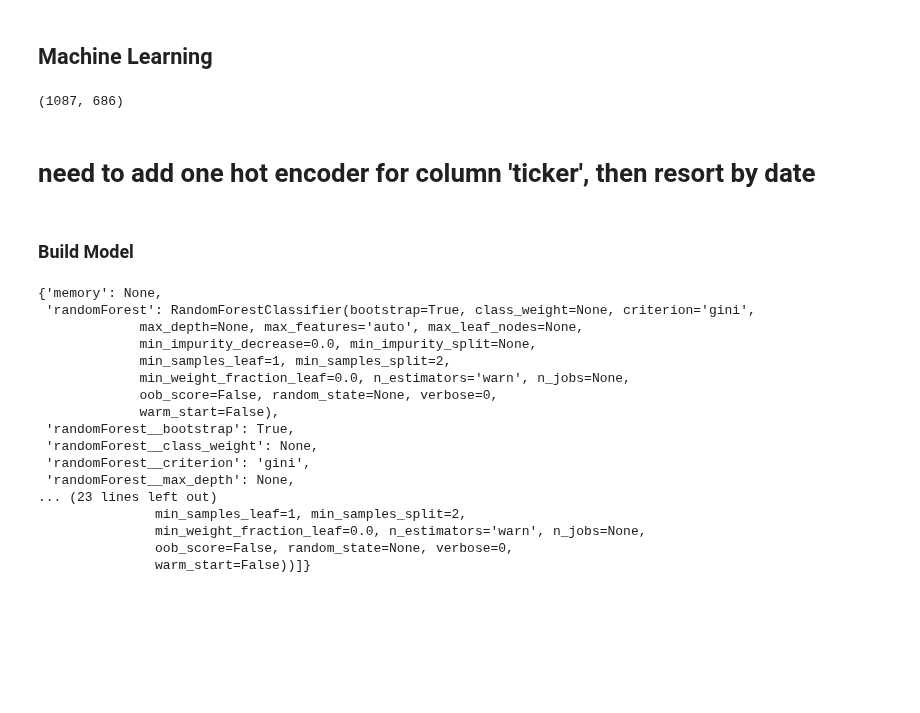
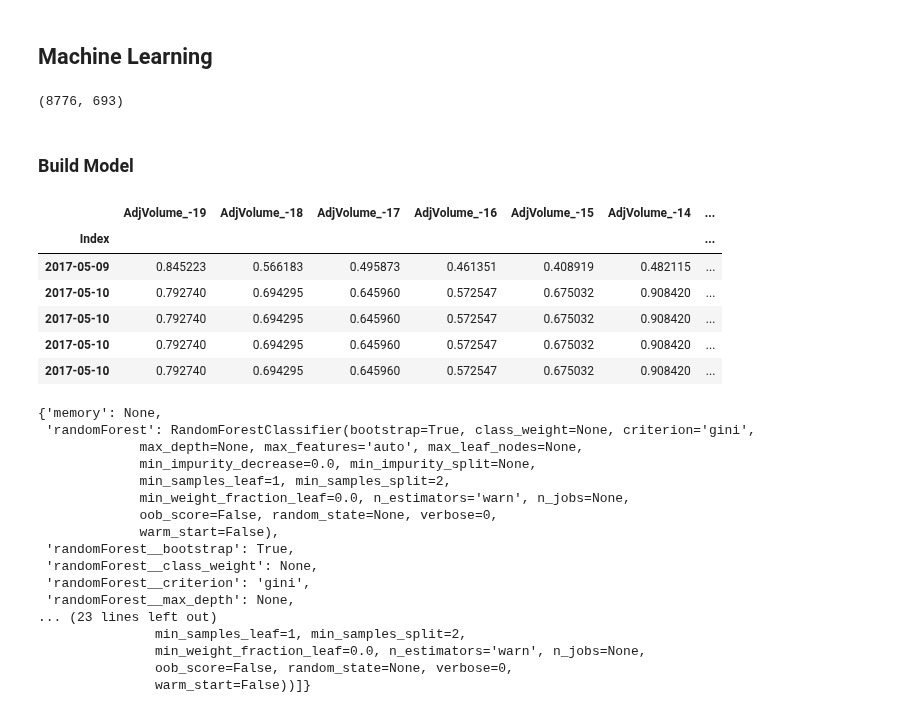
Before and after one commit to Lindstaedt/Stock-recommendation-with-ML, a Jupyter notebook: notebooks/03.0-fl-model-training-sklearn.ipynb, the cells around one changed output. Drawn from its saved outputs; the diff is of its cells as text; code cells hidden in the pictures; blank space fills up the shorter version.

Commit message:
fix: removed oneHotEncoder issue by moving OHE into data prep step

```diff
--- a/notebooks/03.0-fl-model-training-sklearn.ipynb
+++ b/notebooks/03.0-fl-model-training-sklearn.ipynb
@@ -23,7 +23,7 @@ pd.set_option('display.max_columns', 1500)
 ## Machine Learning
 # %%
 # load the df_Xy dataframe from feature engineering step:
-df_Xy = fastparquet.ParquetFile('../data/interim/df_Xy.parq').to_pandas()
+df_Xy = fastparquet.ParquetFile('../data/interim/df_Xy_all_tickers_final.parq').to_pandas()
 
 # split df into features and target (column setup_for_profitable_trade)
 df_X = df_Xy.drop(columns=['setup_for_profitable_trade'])
@@ -31,10 +31,18 @@ df_y = df_Xy['setup_for_profitable_trade']
 
 df_X.shape
 # %% [output]
-(1087, 686)
+(8776, 693)
-# %% [markdown]
-# need to add one hot encoder for column 'ticker', then resort by date
 # %% [markdown]
 ### Build Model
 # %%
 X_train, X_test, y_train, y_test = train_test_split(df_X, df_y, test_size=0.2, shuffle=False)
+# %%
+X_train.tail()
+# %% [output]
+|  | AdjVolume_-19 | AdjVolume_-18 | AdjVolume_-17 | AdjVolume_-16 | AdjVolume_-15 | AdjVolume_-14 | ... |
+| Index |  |  |  |  |  |  | ... |
+| 2017-05-09 | 0.845223 | 0.566183 | 0.495873 | 0.461351 | 0.408919 | 0.482115 | ... |
+| 2017-05-10 | 0.792740 | 0.694295 | 0.645960 | 0.572547 | 0.675032 | 0.908420 | ... |
+| 2017-05-10 | 0.792740 | 0.694295 | 0.645960 | 0.572547 | 0.675032 | 0.908420 | ... |
+| 2017-05-10 | 0.792740 | 0.694295 | 0.645960 | 0.572547 | 0.675032 | 0.908420 | ... |
+| 2017-05-10 | 0.792740 | 0.694295 | 0.645960 | 0.572547 | 0.675032 | 0.908420 | ... |
```
Also changed, not shown: parts of 16 cells of this notebook.
